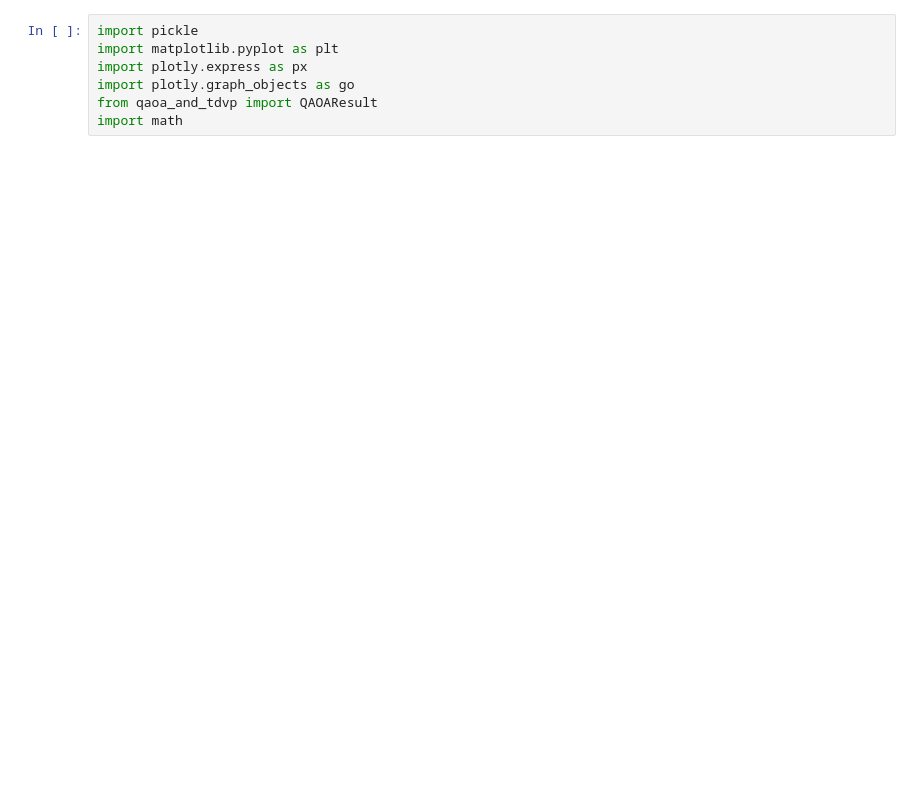
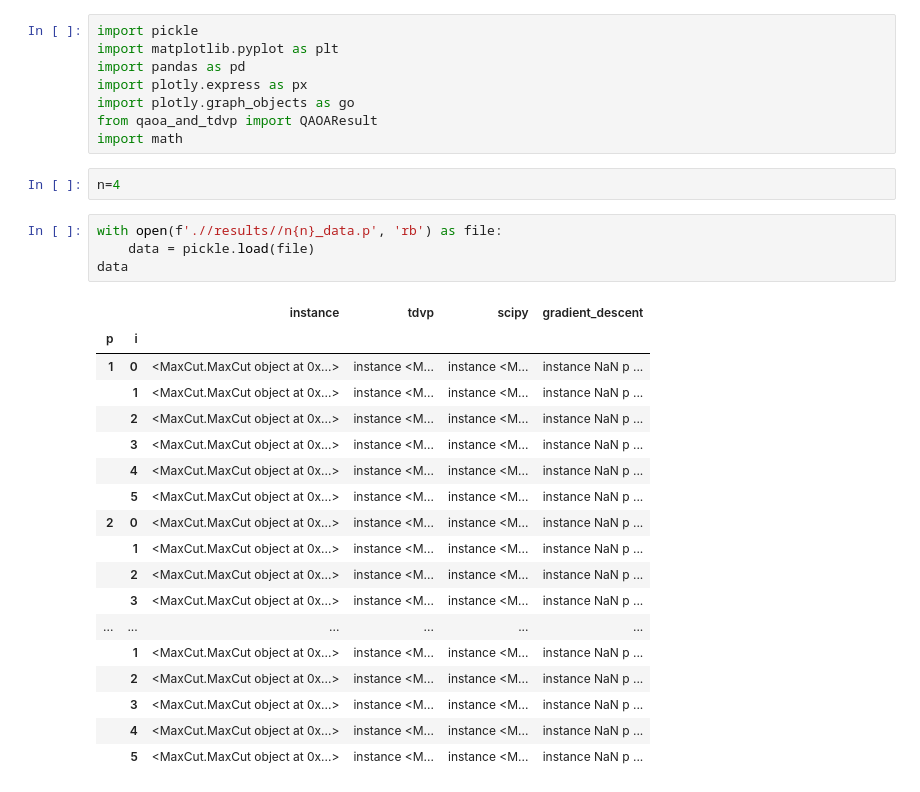
Before and after one commit to LeonhardRichter/TDVP_and_QAOA, a Jupyter notebook: plots.ipynb, the cells around one changed output. Saved outputs shown, nothing was run; the diff lists cells and outputs as text; blank space fills up the shorter version.

```diff
--- a/plots.ipynb
+++ b/plots.ipynb
@@ -1,8 +1,34 @@
 # %%
 import pickle
 import matplotlib.pyplot as plt
+import pandas as pd
 import plotly.express as px
 import plotly.graph_objects as go
 from qaoa_and_tdvp import QAOAResult
 import math
+# %%
+n=4
+# %%
+with open(f'.//results//n{n}_data.p', 'rb') as file:
+    data = pickle.load(file)
+data
+# %% [output]
+|  |  | instance | tdvp | scipy | gradient_descent |
+| p | i |  |  |  |  |
+| 1 | 0 | <MaxCut.MaxCut object at 0x...> | instance <M... | instance <M... | instance NaN p ... |
+|  | 1 | <MaxCut.MaxCut object at 0x...> | instance <M... | instance <M... | instance NaN p ... |
+|  | 2 | <MaxCut.MaxCut object at 0x...> | instance <M... | instance <M... | instance NaN p ... |
+|  | 3 | <MaxCut.MaxCut object at 0x...> | instance <M... | instance <M... | instance NaN p ... |
+|  | 4 | <MaxCut.MaxCut object at 0x...> | instance <M... | instance <M... | instance NaN p ... |
+|  | 5 | <MaxCut.MaxCut object at 0x...> | instance <M... | instance <M... | instance NaN p ... |
+| 2 | 0 | <MaxCut.MaxCut object at 0x...> | instance <M... | instance <M... | instance NaN p ... |
+|  | 1 | <MaxCut.MaxCut object at 0x...> | instance <M... | instance <M... | instance NaN p ... |
+|  | 2 | <MaxCut.MaxCut object at 0x...> | instance <M... | instance <M... | instance NaN p ... |
+|  | 3 | <MaxCut.MaxCut object at 0x...> | instance <M... | instance <M... | instance NaN p ... |
+| ... | ... | ... | ... | ... | ... |
+|  | 1 | <MaxCut.MaxCut object at 0x...> | instance <M... | instance <M... | instance NaN p ... |
+|  | 2 | <MaxCut.MaxCut object at 0x...> | instance <M... | instance <M... | instance NaN p ... |
+|  | 3 | <MaxCut.MaxCut object at 0x...> | instance <M... | instance <M... | instance NaN p ... |
+|  | 4 | <MaxCut.MaxCut object at 0x...> | instance <M... | instance <M... | instance NaN p ... |
+|  | 5 | <MaxCut.MaxCut object at 0x...> | instance <M... | instance <M... | instance NaN p ... |
 # %%
```
Also changed, not shown: parts of 9 cells of this notebook.
